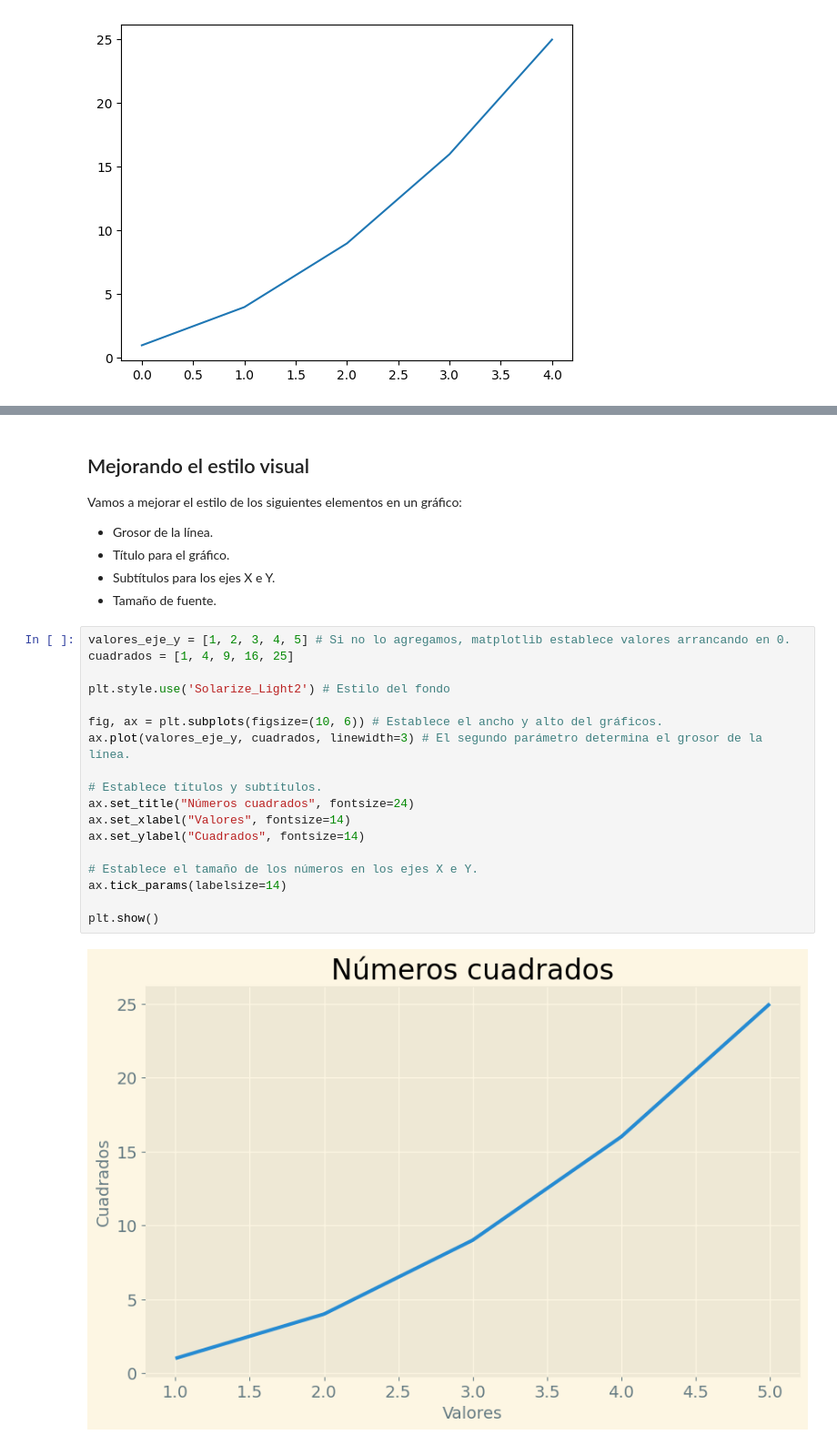
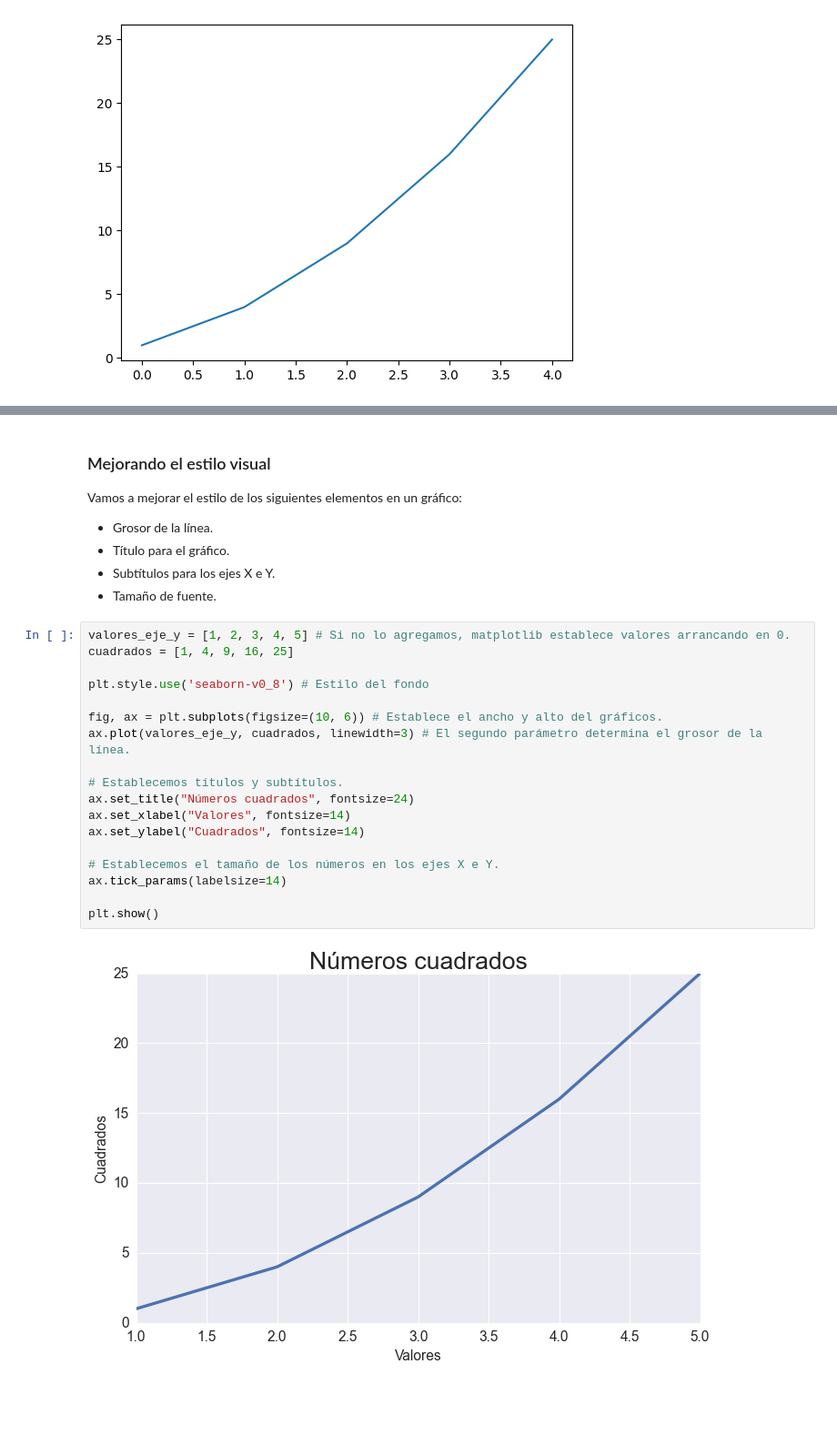
Before and after one commit to RodriManuel/python-data-visualization, a Jupyter notebook: notebooks/00_generando_graficos.ipynb, the cells around one changed output, grey strips where cells are left out. Shown at 91% size. Saved outputs shown, nothing was run; the diff lists cells and outputs as text; blank space fills up the shorter version.

```diff
--- a/notebooks/00_generando_graficos.ipynb
+++ b/notebooks/00_generando_graficos.ipynb
@@ -38,7 +38,7 @@ Auneque el gráfico nos muestra que los números van incrementandose, el estilos
 
 Por suerte, Matplotlib nos permite ajustar cualquier aspecto de un gráfico. Esto vamos a estar haciendo en las siguientes secciones.
 # %% [markdown]
-## Mejorando el estilo visual
+### Mejorando el estilo visual
 Vamos a mejorar el estilo de los siguientes elementos en un gráfico:
 - Grosor de la línea.
 - Título para el gráfico.
@@ -47,20 +47,20 @@ Vamos a mejorar el estilo de los siguientes elementos en un gráfico:
 # %%
 valores_eje_y = [1, 2, 3, 4, 5] # Si no lo agregamos, matplotlib establece valores arrancando en 0.
 cuadrados = [1, 4, 9, 16, 25]
 
-plt.style.use('Solarize_Light2') # Estilo del fondo
+plt.style.use('seaborn-v0_8') # Estilo del fondo
 
 fig, ax = plt.subplots(figsize=(10, 6)) # Establece el ancho y alto del gráficos.
 ax.plot(valores_eje_y, cuadrados, linewidth=3) # El segundo parámetro determina el grosor de la línea.
 
-# Establece títulos y subtítulos.
+# Establecemos títulos y subtítulos.
 ax.set_title("Números cuadrados", fontsize=24)
 ax.set_xlabel("Valores", fontsize=14)
 ax.set_ylabel("Cuadrados", fontsize=14)
 
-# Establece el tamaño de los números en los ejes X e Y.
+# Establecemos el tamaño de los números en los ejes X e Y.
 ax.tick_params(labelsize=14)
 
 plt.show()
 # %% [output]
-[figure, old version]
+[figure, new version]
```
Also changed, not shown: parts of 5 cells of this notebook.
